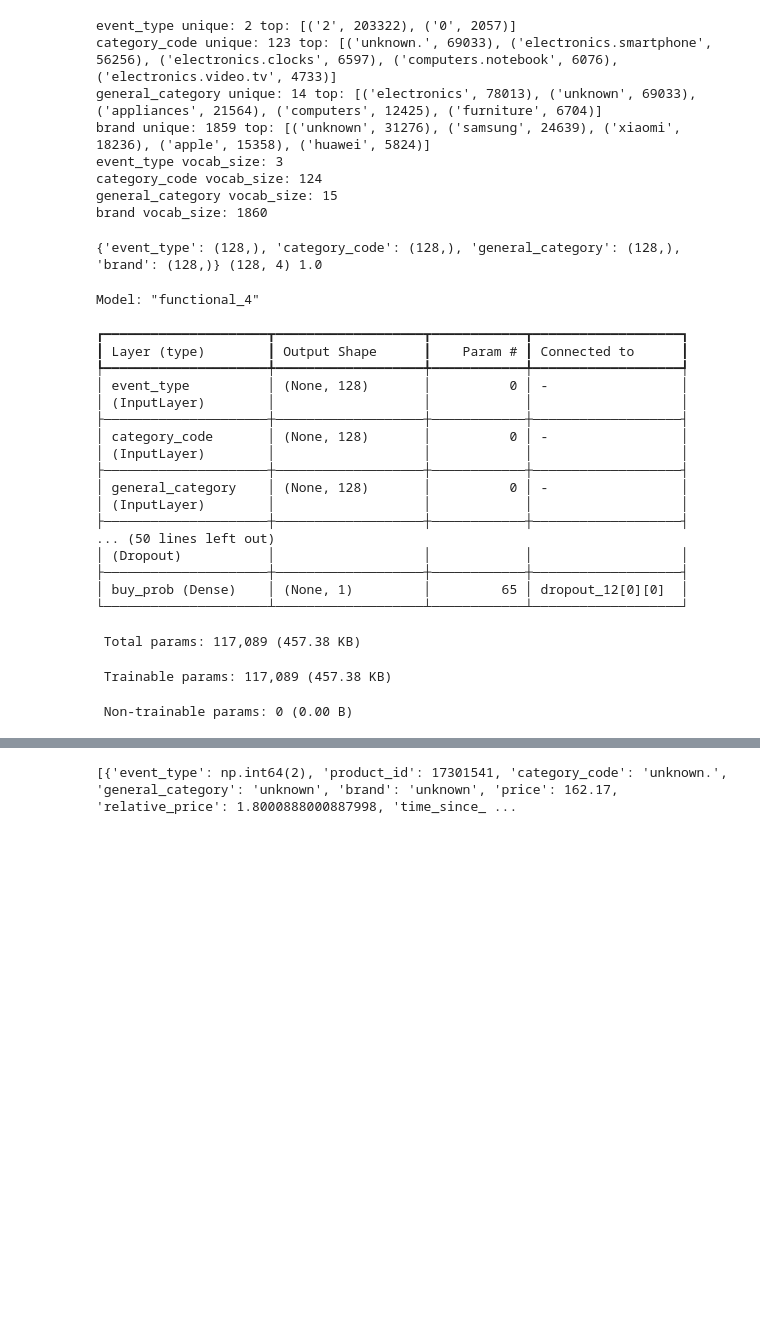
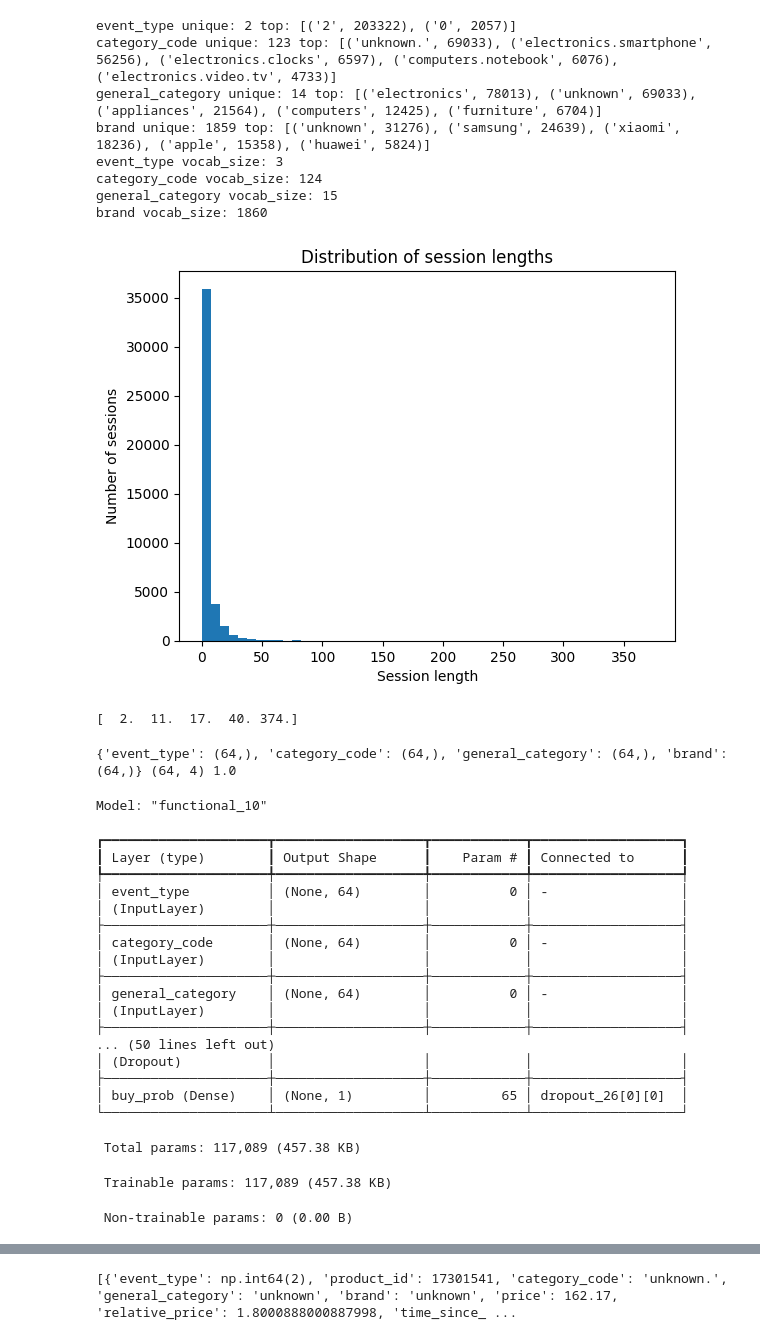
Before and after one commit to HyunsungRyu/Ecommerce_analysis, a Jupyter notebook: customer_modeling.ipynb, the cells around one changed output, grey strips where cells are left out. Cells and saved outputs as stored; diff of their text form; code cells hidden in the pictures; blank space fills up the shorter version.

```diff
--- a/customer_modeling.ipynb
+++ b/customer_modeling.ipynb
@@ -259,5 +258,22 @@ event_type vocab_size: 3
 category_code vocab_size: 124
 general_category vocab_size: 15
 brand vocab_size: 1860
+# %%
+import matplotlib.pyplot as plt
+
+session_lengths = [len(ev) for ev in df['events_parsed']]
+
+plt.hist(session_lengths, bins=50)
+plt.xlabel("Session length")
+plt.ylabel("Number of sessions")
+plt.title("Distribution of session lengths")
+plt.show()
+# %% [output]
+[figure, added]
+# %%
+lengths = np.array(session_lengths)
+print(np.percentile(lengths, [50, 90, 95, 99, 100]))
+# %% [output]
+[  2.  11.  17.  40. 374.]
 # %%
 # 3) Feature encoding utilities
@@ -295,7 +311,7 @@ def session_to_features(ev_list):
     num_values = np.zeros((MAX_SEQ_LEN, len(num_fields)), dtype=np.float32)
     mask = np.zeros((MAX_SEQ_LEN,), dtype=np.float32)
     for i in range(seq_len):
-        ev = ev_list[i]
+        ev = ev_list[-seq_len+i] # max_seq_len 초과하는 세션은 뒤에서 자르기(if 0~100, max_seq_len=64 -> 36~100) 앞부터 자르려면 ev = ev_list[i]
         mask[i] = 1.0
         for f in cat_fields:
             cat_indices[f][i] = map_cat(ev.get(f, 'unknown'), vocab[f])
@@ -314,7 +330,7 @@ sample = df['events_parsed'].iloc[0]
 cat_idx, num_vals, mask = session_to_features(sample)
 print({k: v.shape for k, v in cat_idx.items()}, num_vals.shape, mask.sum())
 # %% [output]
-{'event_type': (128,), 'category_code': (128,), 'general_category': (128,), 'brand': (128,)} (128, 4) 1.0
+{'event_type': (64,), 'category_code': (64,), 'general_category': (64,), 'brand': (64,)} (64, 4) 1.0
 # %%
 # 5) Build tf.data pipeline
 def gen():
@@ -368,9 +384,39 @@ for f in cat_fields:
 # positional encoding (simple learned)
 pos_emb = tf.keras.layers.Embedding(input_dim=MAX_SEQ_LEN, output_dim=EMBED_DIM, name='pos_emb')
 
+# custom layers
+class MaskExpand(tf.keras.layers.Layer):
+    def call(self, inputs):
+        # inputs: (batch, seq_len) -> output: (batch, seq_len, 1)
+        return tf.expand_dims(inputs, axis=-1)
+    def get_config(self):
+        return super().get_config()
+
+class SumOverTime(tf.keras.layers.Layer):
+    def call(self, inputs):
+        # inputs: (batch, seq_len, emb) -> output: (batch, emb)
+        return tf.reduce_sum(inputs, axis=1)
+    def get_config(self):
+        return super().get_config()
+
+class SumMask(tf.keras.layers.Layer):
+    def call(self, inputs):
+        # inputs: (batch, seq_len, 1) -> output: (batch, 1)
+        return tf.reduce_sum(inputs, axis=1, keepdims=True)
+    def get_config(self):
+        return super().get_config()
+
+class MeanPool(tf.keras.layers.Layer):
+    def call(self, inputs):
+        # inputs: [sum_x (batch, emb), lengths (batch,1)] -> output: (batch, emb)
+        sum_x, lengths = inputs
+        return sum_x / (lengths + 1e-6)
+    def get_config(self):
+        return super().get_config()
+
 class TransformerEncoderBlock(tf.keras.layers.Layer):
-    def __init__(self, dim, num_heads, mlp_dim, dropout=0.1):
-        super().__init__()
+    def __init__(self, dim, num_heads, mlp_dim, dropout=0.1, **kwargs): # add **kwargs for saving and loading model
+        super().__init__(**kwargs) # add **kwargs for saving and loading model
         self.mha = tf.keras.layers.MultiHeadAttention(num_heads=num_heads, key_dim=dim)
         self.norm1 = tf.keras.layers.LayerNormalization(epsilon=1e-6)
         self.dropout1 = tf.keras.layers.Dropout(dropout)
@@ -408,6 +454,7 @@ def build_model():
     for f in cat_fields:
         e = cat_emb_layers[f](inputs[f])  # (batch, seq, emb)
         emb_list.append(e)
+
     # project numeric features to embedding space
     numeric_proj = tf.keras.layers.Dense(EMBED_DIM)(inputs['numeric'])  # (batch, seq, emb)
     emb_list.append(numeric_proj)
@@ -447,23 +494,23 @@ model.compile(optimizer=tf.keras.optimizers.Adam(1e-4),
               metrics=[tf.keras.metrics.AUC(name='auc'), tf.keras.metrics.BinaryAccuracy(name='acc')])
 model.summary()
 # %% [output]
-Model: "functional_4"
+Model: "functional_10"
 ┏━━━━━━━━━━━━━━━━━━━━━┳━━━━━━━━━━━━━━━━━━━┳━━━━━━━━━━━━┳━━━━━━━━━━━━━━━━━━━┓
 ┃ Layer (type)        ┃ Output Shape      ┃    Param # ┃ Connected to      ┃
 ┡━━━━━━━━━━━━━━━━━━━━━╇━━━━━━━━━━━━━━━━━━━╇━━━━━━━━━━━━╇━━━━━━━━━━━━━━━━━━━┩
-│ event_type          │ (None, 128)       │          0 │ -                 │
+│ event_type          │ (None, 64)        │          0 │ -                 │
 │ (InputLayer)        │                   │            │                   │
 ├─────────────────────┼───────────────────┼────────────┼───────────────────┤
-│ category_code       │ (None, 128)       │          0 │ -                 │
+│ category_code       │ (None, 64)        │          0 │ -                 │
 │ (InputLayer)        │                   │            │                   │
 ├─────────────────────┼───────────────────┼────────────┼───────────────────┤
-│ general_category    │ (None, 128)       │          0 │ -                 │
+│ general_category    │ (None, 64)        │          0 │ -                 │
 │ (InputLayer)        │                   │            │                   │
 ├─────────────────────┼───────────────────┼────────────┼───────────────────┤
 ... (50 lines left out)
 │ (Dropout)           │                   │            │                   │
 ├─────────────────────┼───────────────────┼────────────┼───────────────────┤
-│ buy_prob (Dense)    │ (None, 1)         │         65 │ dropout_12[0][0]  │
+│ buy_prob (Dense)    │ (None, 1)         │         65 │ dropout_26[0][0]  │
 └─────────────────────┴───────────────────┴────────────┴───────────────────┘
  Total params: 117,089 (457.38 KB)
  Trainable params: 117,089 (457.38 KB)
```
Also changed, not shown: parts of 13 cells of this notebook, 1 other file.
